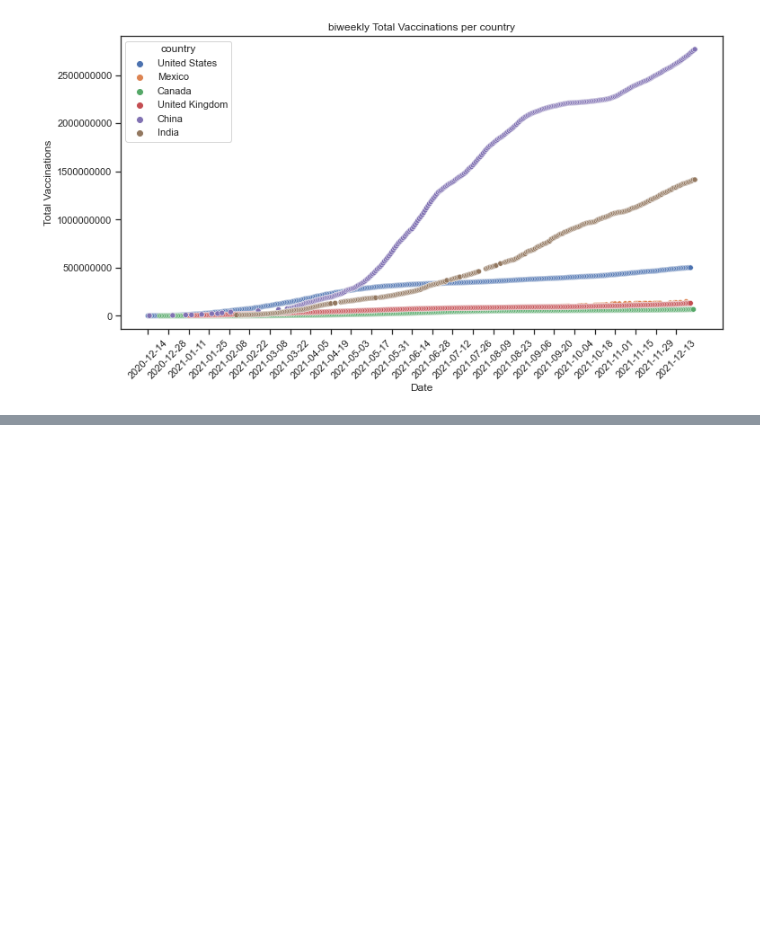
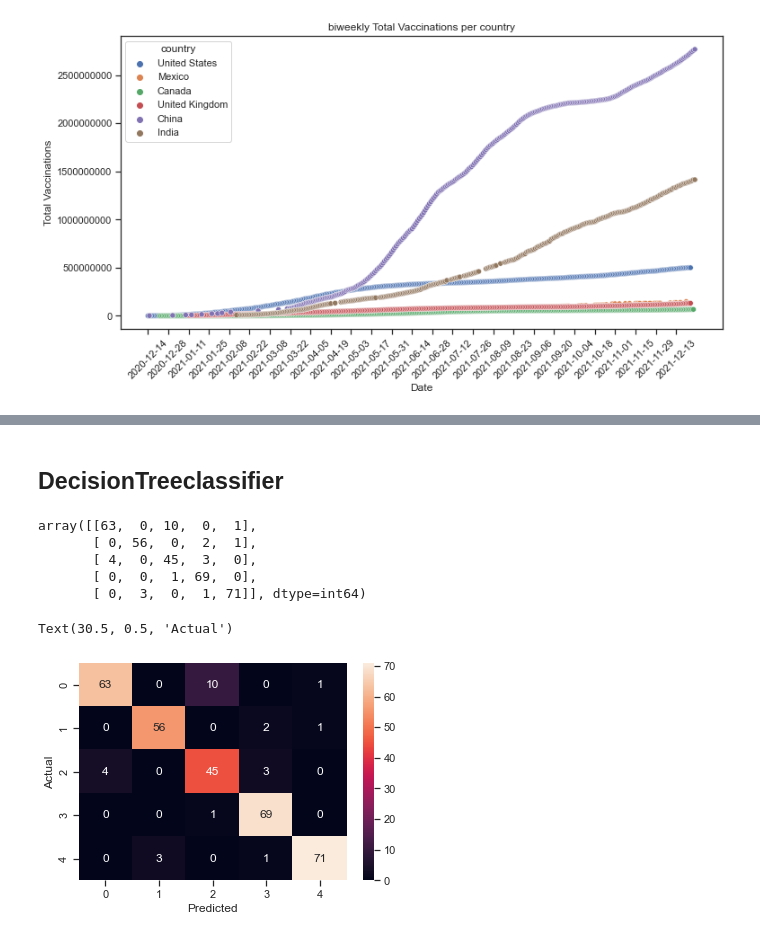
Before and after one commit to labiadsoukaina/covid_19, a Jupyter notebook: world-vaccination-progress.ipynb, the cells around one changed output, grey strips where cells are left out. Drawn from its saved outputs; the diff is of its cells as text; code cells hidden in the pictures; blank space fills up the shorter version.

```diff
--- a/world-vaccination-progress.ipynb
+++ b/world-vaccination-progress.ipynb
@@ -361,0 +445,20 @@ Text(0, 0.5, 'Total Vaccinations')
+# %% [markdown]
+## DecisionTreeclassifier
+# %%
+model_dt=DecisionTreeClassifier()
+model_dt.fit(X_train,y_train)
+ypred_dt=model_dt.predict(X_test)
+confusion_matrix(y_test,ypred_dt)
+# %% [output]
+array([[63,  0, 10,  0,  1],
+       [ 0, 56,  0,  2,  1],
+       [ 4,  0, 45,  3,  0],
+       [ 0,  0,  1, 69,  0],
+       [ 0,  3,  0,  1, 71]], dtype=int64)
+# %%
+sns.heatmap(confusion_matrix(y_test,ypred_dt),annot=True)
+plt.xlabel('Predicted')
+plt.ylabel('Actual')
+# %% [output]
+Text(30.5, 0.5, 'Actual')
+[figure, added]
```
Also changed, not shown: parts of 12 cells of this notebook.
